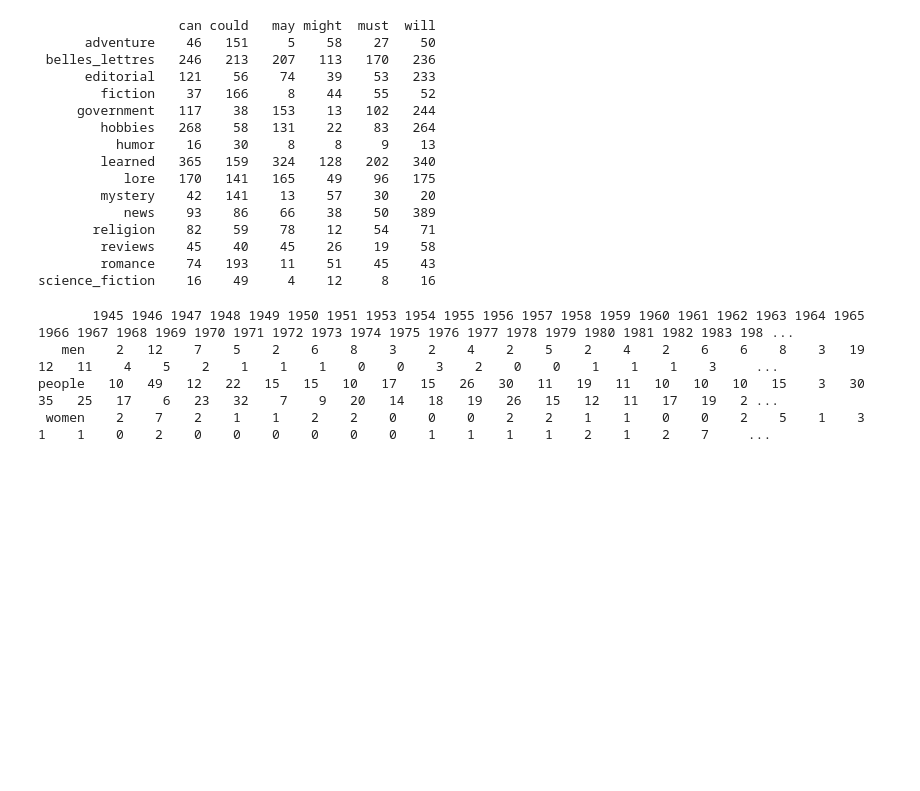
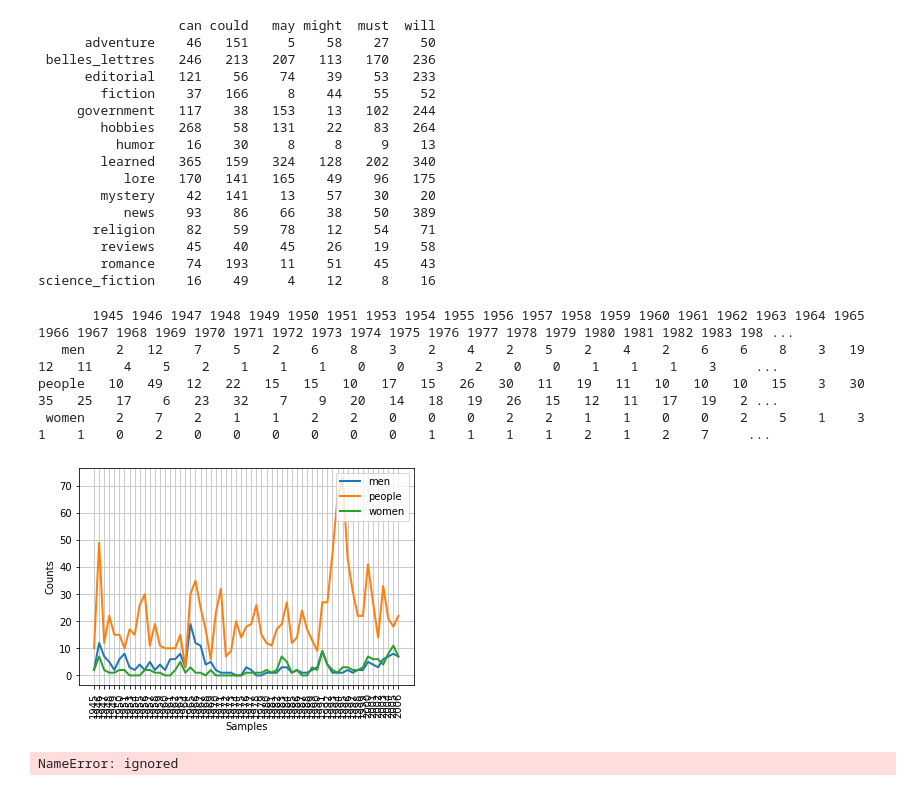
Before and after one commit to souravs17031999/UML602-NLP, a Jupyter notebook: LAB_2.ipynb, the cells around one changed output. Saved outputs shown, nothing was run; the diff lists cells and outputs as text; code cells hidden in the pictures; blank space fills up the shorter version.

```diff
--- a/LAB_2.ipynb
+++ b/LAB_2.ipynb
@@ -103,3 +104,7 @@ cfd.tabulate()
    men    2   12    7    5    2    6    8    3    2    4    2    5    2    4    2    6    6    8    3   19   12   11    4    5    2    1    1    1    0    0    3    2    0    0    1    1    1    3     ...
 people   10   49   12   22   15   15   10   17   15   26   30   11   19   11   10   10   10   15    3   30   35   25   17    6   23   32    7    9   20   14   18   19   26   15   12   11   17   19   2 ...
  women    2    7    2    1    1    2    2    0    0    0    2    2    1    1    0    0    2    5    1    3    1    1    0    2    0    0    0    0    0    0    1    1    1    1    2    1    2    7     ...
+# %%
+cfd.plot()
+# %% [output]
+[figure, added]
@@ -105,0 +117,10 @@ people   10   49   12   22   15   15   10   17   15   26   30   11   19   11   1
+# %%
+news_data = nltk.Text(news_data)
+religion_data = nltk.Text(religion_data)
+#trying to find common words
+news_fd = nltk.FreqDist(news_data)
+religion_fd = nltk.FreqDist(religion_data)
+print(news_data.concordance('state'))
+print(religion_data.concordance('state'))
+# %% [output]
+NameError: ignored
```
Also changed, not shown: parts of 2 cells of this notebook.
